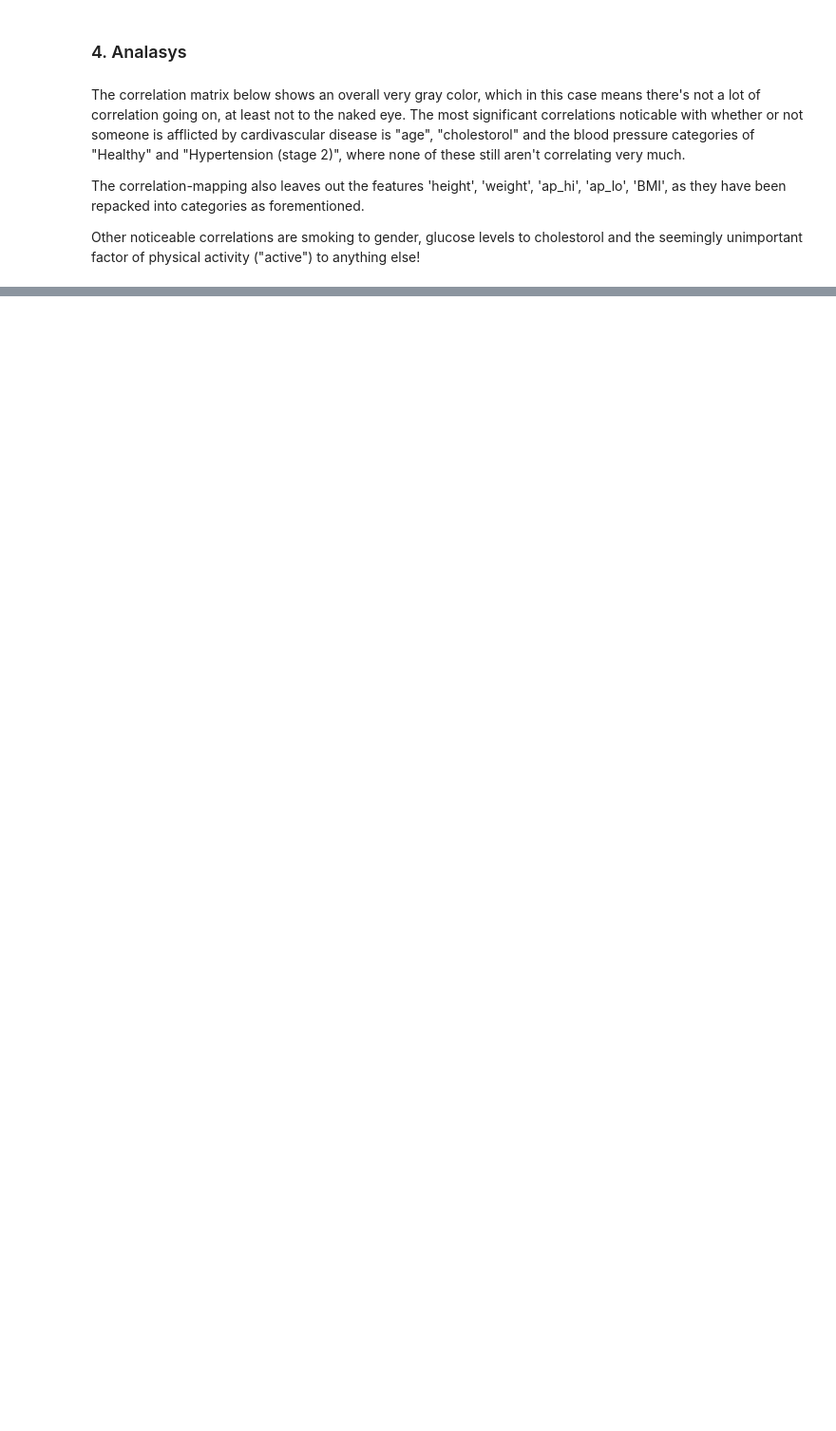
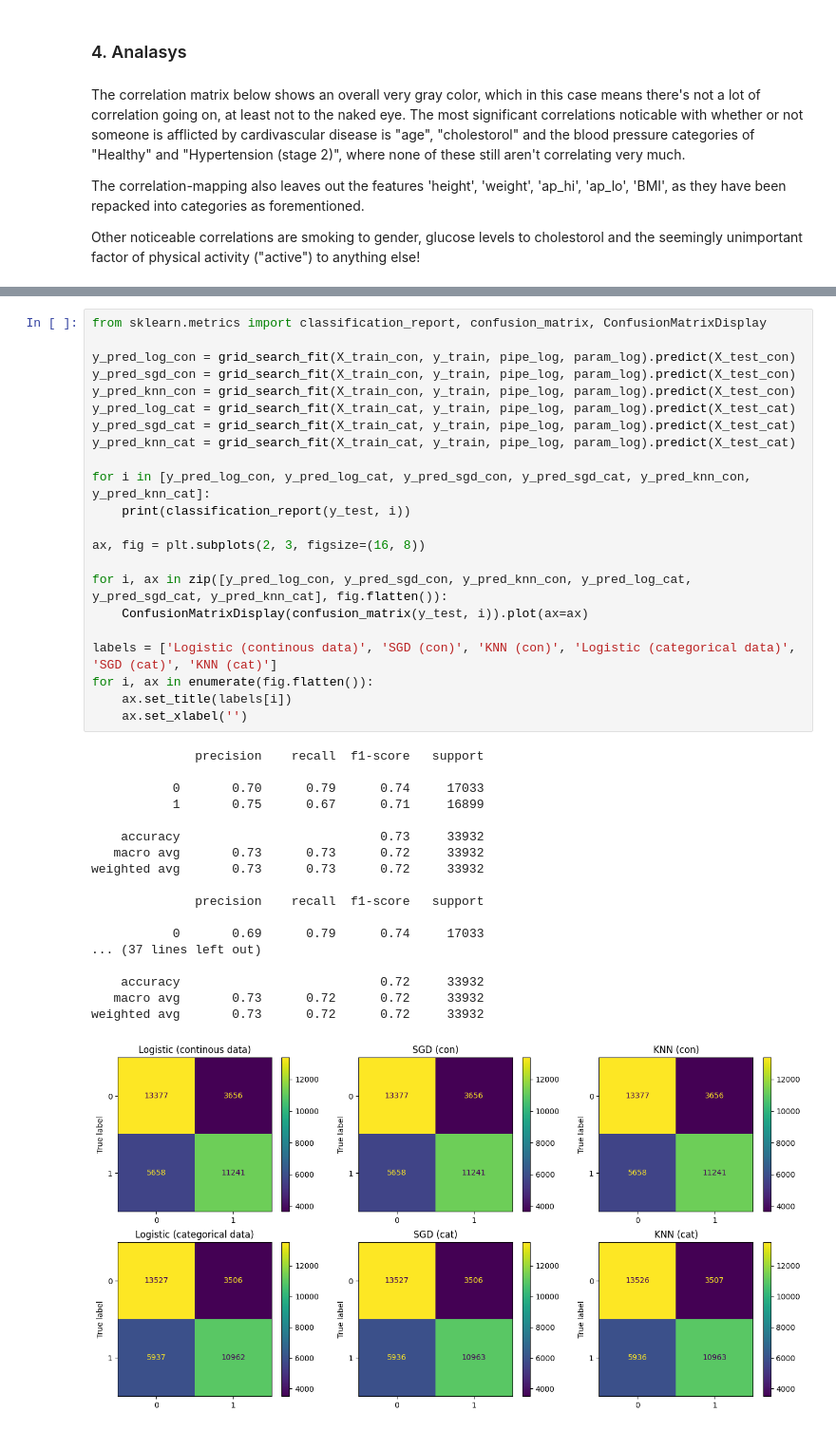
Before and after one commit to nabil0n/MachineLearning-Isak-Andersson, a Jupyter notebook: Labb/upg1.ipynb, the cells around one changed output, grey strips where cells are left out. Shown: that part at 95% size. Saved outputs shown, nothing was run; the diff lists cells and outputs as text; blank space fills up the shorter version.

```diff
--- a/Labb/upg1.ipynb
+++ b/Labb/upg1.ipynb
@@ -144,0 +131,41 @@ from sklearn.metrics import classification_report, confusion_matrix, ConfusionMa
+# %%
+from sklearn.metrics import classification_report, confusion_matrix, ConfusionMatrixDisplay
+
+y_pred_log_con = grid_search_fit(X_train_con, y_train, pipe_log, param_log).predict(X_test_con)
+y_pred_sgd_con = grid_search_fit(X_train_con, y_train, pipe_log, param_log).predict(X_test_con)
+y_pred_knn_con = grid_search_fit(X_train_con, y_train, pipe_log, param_log).predict(X_test_con)
+y_pred_log_cat = grid_search_fit(X_train_cat, y_train, pipe_log, param_log).predict(X_test_cat)
+y_pred_sgd_cat = grid_search_fit(X_train_cat, y_train, pipe_log, param_log).predict(X_test_cat)
+y_pred_knn_cat = grid_search_fit(X_train_cat, y_train, pipe_log, param_log).predict(X_test_cat)
+
+for i in [y_pred_log_con, y_pred_log_cat, y_pred_sgd_con, y_pred_sgd_cat, y_pred_knn_con, y_pred_knn_cat]:
+    print(classification_report(y_test, i))
+
+ax, fig = plt.subplots(2, 3, figsize=(16, 8))
+
+for i, ax in zip([y_pred_log_con, y_pred_sgd_con, y_pred_knn_con, y_pred_log_cat, y_pred_sgd_cat, y_pred_knn_cat], fig.flatten()):
+    ConfusionMatrixDisplay(confusion_matrix(y_test, i)).plot(ax=ax)
+
+labels = ['Logistic (continous data)', 'SGD (con)', 'KNN (con)', 'Logistic (categorical data)', 'SGD (cat)', 'KNN (cat)']
+for i, ax in enumerate(fig.flatten()):
+    ax.set_title(labels[i])
+    ax.set_xlabel('')
+# %% [output]
+              precision    recall  f1-score   support
+
+           0       0.70      0.79      0.74     17033
+           1       0.75      0.67      0.71     16899
+
+    accuracy                           0.73     33932
+   macro avg       0.73      0.73      0.72     33932
+weighted avg       0.73      0.73      0.72     33932
+
+              precision    recall  f1-score   support
+
+           0       0.69      0.79      0.74     17033
+... (37 lines left out)
+
+    accuracy                           0.72     33932
+   macro avg       0.73      0.72      0.72     33932
+weighted avg       0.73      0.72      0.72     33932
+[figure, added]
```
Also changed, not shown: parts of 13 cells of this notebook, 3 other files.
